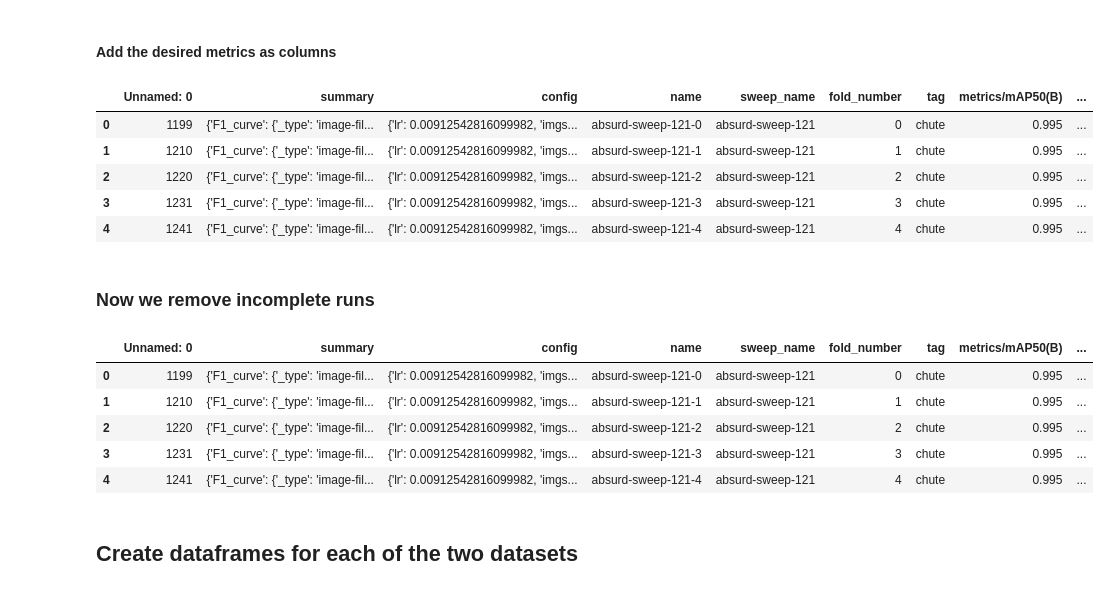
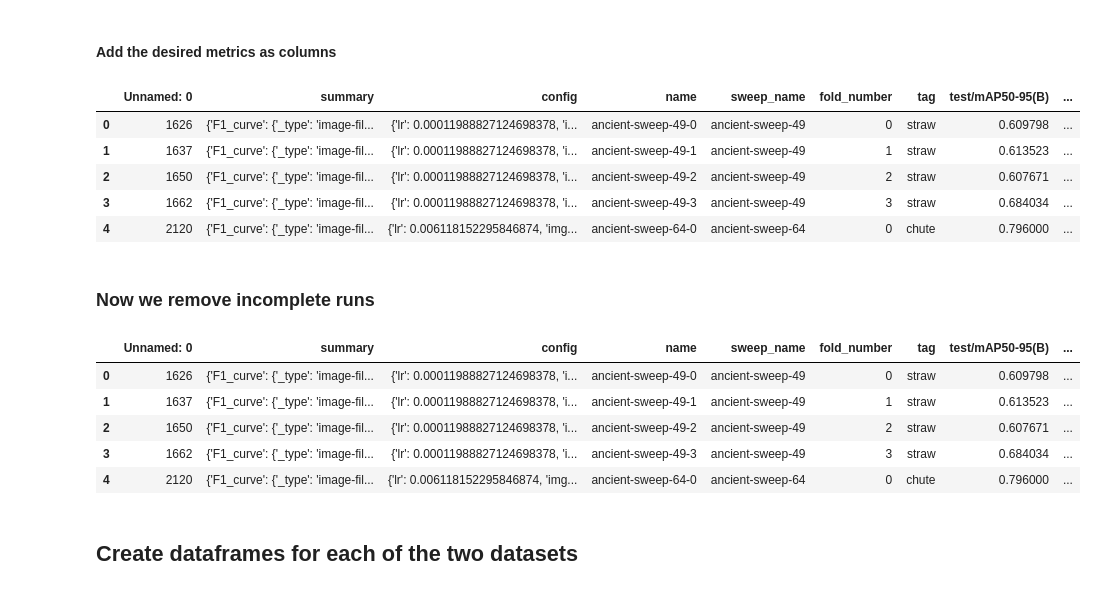
Before and after one commit to rreezN/strawml, a Jupyter notebook: strawml/data/wandbdata.ipynb, the cells around one changed output. Cells and saved outputs as stored; diff of their text form; code cells hidden in the pictures.

```diff
--- a/strawml/data/wandbdata.ipynb
+++ b/strawml/data/wandbdata.ipynb
@@ -99,36 +101,36 @@ df.head()
 # %%
 # first drop the rows with fold_number None
 df = df[df['fold_number'].notnull()]
 # sort the dataframes by sweep_name and sweep_number
 df = df.sort_values(by=['sweep_name', 'fold_number']).reset_index(drop=True)
 
-metrics = ['metrics/mAP50(B)', 'metrics/mAP50-95(B)', "_runtime"]
+metrics = ['test/mAP50-95(B)', 'metrics/mAP50(B)', 'metrics/mAP50-95(B)', "_runtime"]
 # for each row we retrieve the summary, make it into a dictionary, and then extract the metrics
 for metric in metrics:
     df[metric] = df['summary'].apply(
         lambda x: ast.literal_eval(x).get(metric, None) if isinstance(x, str) else None
     )
 df.head()
 # %% [output]
-|  | Unnamed: 0 | summary | config | name | sweep_name | fold_number | tag | metrics/mAP50(B) | ... |
-| 0 | 1199 | {'F1_curve': {'_type': 'image-fil... | {'lr': 0.00912542816099982, 'imgs... | absurd-sweep-121-0 | absurd-sweep-121 | 0 | chute | 0.995 | ... |
-| 1 | 1210 | {'F1_curve': {'_type': 'image-fil... | {'lr': 0.00912542816099982, 'imgs... | absurd-sweep-121-1 | absurd-sweep-121 | 1 | chute | 0.995 | ... |
-| 2 | 1220 | {'F1_curve': {'_type': 'image-fil... | {'lr': 0.00912542816099982, 'imgs... | absurd-sweep-121-2 | absurd-sweep-121 | 2 | chute | 0.995 | ... |
-| 3 | 1231 | {'F1_curve': {'_type': 'image-fil... | {'lr': 0.00912542816099982, 'imgs... | absurd-sweep-121-3 | absurd-sweep-121 | 3 | chute | 0.995 | ... |
-| 4 | 1241 | {'F1_curve': {'_type': 'image-fil... | {'lr': 0.00912542816099982, 'imgs... | absurd-sweep-121-4 | absurd-sweep-121 | 4 | chute | 0.995 | ... |
+|  | Unnamed: 0 | summary | config | name | sweep_name | fold_number | tag | test/mAP50-95(B) | ... |
+| 0 | 1626 | {'F1_curve': {'_type': 'image-fil... | {'lr': 0.00011988827124698378, 'i... | ancient-sweep-49-0 | ancient-sweep-49 | 0 | straw | 0.609798 | ... |
+| 1 | 1637 | {'F1_curve': {'_type': 'image-fil... | {'lr': 0.00011988827124698378, 'i... | ancient-sweep-49-1 | ancient-sweep-49 | 1 | straw | 0.613523 | ... |
+| 2 | 1650 | {'F1_curve': {'_type': 'image-fil... | {'lr': 0.00011988827124698378, 'i... | ancient-sweep-49-2 | ancient-sweep-49 | 2 | straw | 0.607671 | ... |
+| 3 | 1662 | {'F1_curve': {'_type': 'image-fil... | {'lr': 0.00011988827124698378, 'i... | ancient-sweep-49-3 | ancient-sweep-49 | 3 | straw | 0.684034 | ... |
+| 4 | 2120 | {'F1_curve': {'_type': 'image-fil... | {'lr': 0.006118152295846874, 'img... | ancient-sweep-64-0 | ancient-sweep-64 | 0 | chute | 0.796000 | ... |
 # %% [markdown]
 ### Now we remove incomplete runs
 # %%
 # Remove all rows if the number of rows with sweep_name is less than 5
-df = df.groupby('sweep_name').filter(lambda x: len(x) == 5)
+df = df.groupby('sweep_name').filter(lambda x: len(x) == 4)
 df.head()
 # %% [output]
-|  | Unnamed: 0 | summary | config | name | sweep_name | fold_number | tag | metrics/mAP50(B) | ... |
-| 0 | 1199 | {'F1_curve': {'_type': 'image-fil... | {'lr': 0.00912542816099982, 'imgs... | absurd-sweep-121-0 | absurd-sweep-121 | 0 | chute | 0.995 | ... |
-| 1 | 1210 | {'F1_curve': {'_type': 'image-fil... | {'lr': 0.00912542816099982, 'imgs... | absurd-sweep-121-1 | absurd-sweep-121 | 1 | chute | 0.995 | ... |
-| 2 | 1220 | {'F1_curve': {'_type': 'image-fil... | {'lr': 0.00912542816099982, 'imgs... | absurd-sweep-121-2 | absurd-sweep-121 | 2 | chute | 0.995 | ... |
-| 3 | 1231 | {'F1_curve': {'_type': 'image-fil... | {'lr': 0.00912542816099982, 'imgs... | absurd-sweep-121-3 | absurd-sweep-121 | 3 | chute | 0.995 | ... |
-| 4 | 1241 | {'F1_curve': {'_type': 'image-fil... | {'lr': 0.00912542816099982, 'imgs... | absurd-sweep-121-4 | absurd-sweep-121 | 4 | chute | 0.995 | ... |
+|  | Unnamed: 0 | summary | config | name | sweep_name | fold_number | tag | test/mAP50-95(B) | ... |
+| 0 | 1626 | {'F1_curve': {'_type': 'image-fil... | {'lr': 0.00011988827124698378, 'i... | ancient-sweep-49-0 | ancient-sweep-49 | 0 | straw | 0.609798 | ... |
+| 1 | 1637 | {'F1_curve': {'_type': 'image-fil... | {'lr': 0.00011988827124698378, 'i... | ancient-sweep-49-1 | ancient-sweep-49 | 1 | straw | 0.613523 | ... |
+| 2 | 1650 | {'F1_curve': {'_type': 'image-fil... | {'lr': 0.00011988827124698378, 'i... | ancient-sweep-49-2 | ancient-sweep-49 | 2 | straw | 0.607671 | ... |
+| 3 | 1662 | {'F1_curve': {'_type': 'image-fil... | {'lr': 0.00011988827124698378, 'i... | ancient-sweep-49-3 | ancient-sweep-49 | 3 | straw | 0.684034 | ... |
+| 4 | 2120 | {'F1_curve': {'_type': 'image-fil... | {'lr': 0.006118152295846874, 'img... | ancient-sweep-64-0 | ancient-sweep-64 | 0 | chute | 0.796000 | ... |
 # %% [markdown]
 ## Create dataframes for each of the two datasets
 # %%
```
Also changed, not shown: parts of 14 cells of this notebook, 7 other files.
